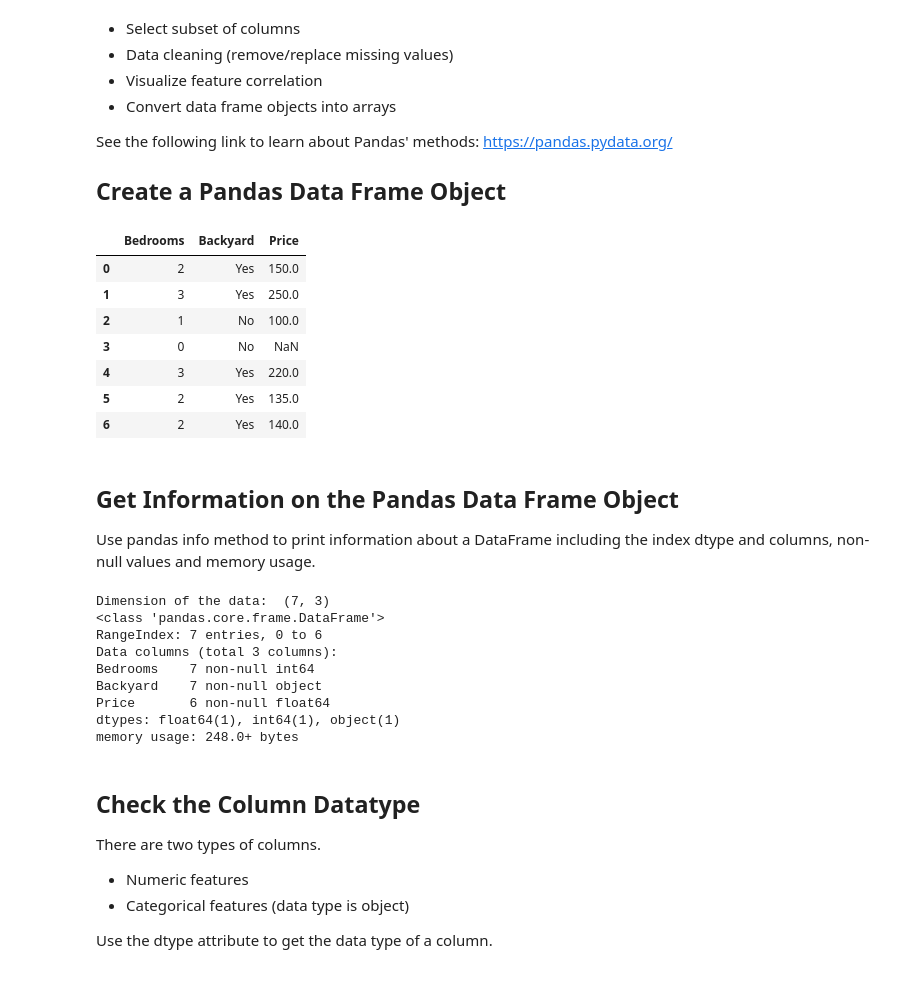
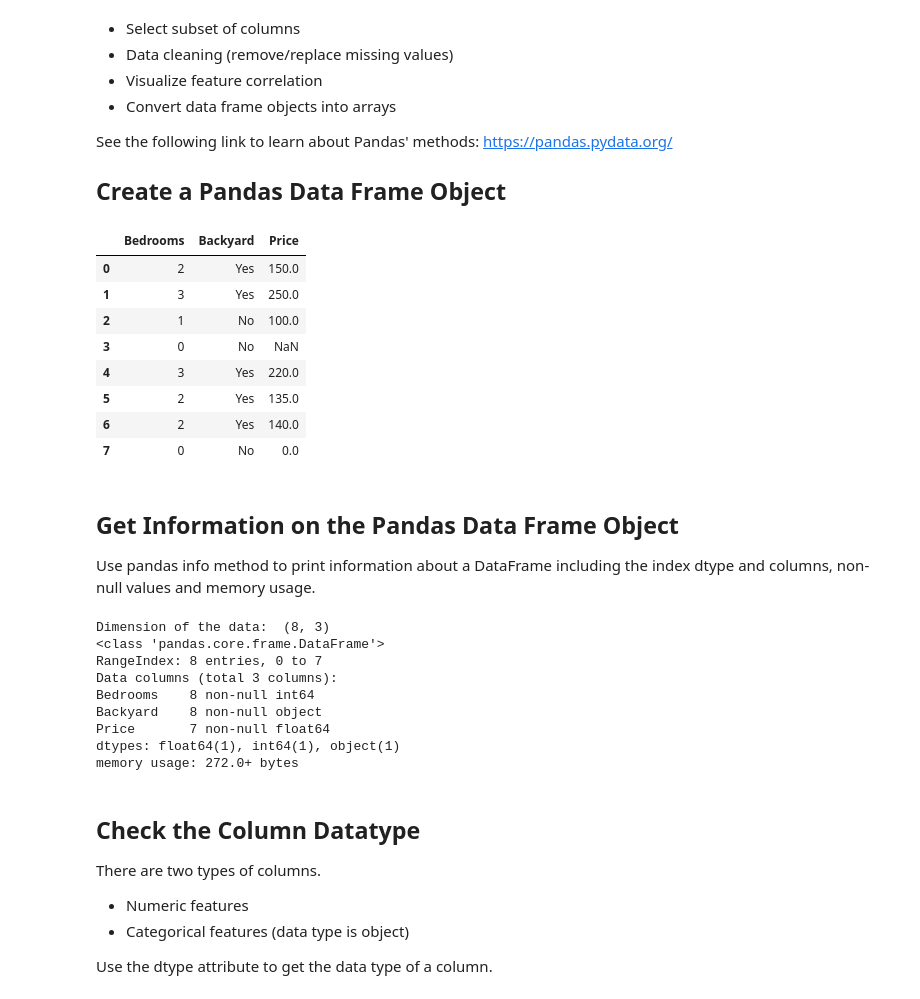
Before and after one commit to rhasanbd/Pandas-A-Very-Brief-Introduction-to-Data-Exploration, a Jupyter notebook: Pandas - Very Brief Introduction for Data Exploration.ipynb, the cells around one changed output. Drawn from its saved outputs; the diff is of its cells as text; code cells hidden in the pictures.

```diff
--- a/Pandas - Very Brief Introduction for Data Exploration.ipynb
+++ b/Pandas - Very Brief Introduction for Data Exploration.ipynb
@@ -28,20 +28,21 @@ https://pandas.pydata.org/
 # %%
 import pandas as pd
 
-df = pd.DataFrame({'Bedrooms': [2, 3, 1, 0, 3, 2, 2],
-                   'Backyard': ['Yes', 'Yes', 'No', 'No', 'Yes', 'Yes', 'Yes'],
-                   'Price' : [150, 250, 100, None, 220, 135, 140]
+df = pd.DataFrame({'Bedrooms': [2, 3, 1, 0, 3, 2, 2, 0],
+                   'Backyard': ['Yes', 'Yes', 'No', 'No', 'Yes', 'Yes', 'Yes', 'No'],
+                   'Price' : [150, 250, 100, None, 220, 135, 140, 0]
                   })
 df
 # %% [output]
 |  | Bedrooms | Backyard | Price |
 | 0 | 2 | Yes | 150.0 |
 | 1 | 3 | Yes | 250.0 |
 | 2 | 1 | No | 100.0 |
 | 3 | 0 | No | NaN |
 | 4 | 3 | Yes | 220.0 |
 | 5 | 2 | Yes | 135.0 |
 | 6 | 2 | Yes | 140.0 |
+| 7 | 0 | No | 0.0 |
 # %% [markdown]
 ## Get Information on the Pandas Data Frame Object
 
@@ -51,15 +52,15 @@ print("Dimension of the data: ", df.shape)
 
 df.info()
 # %% [output]
-Dimension of the data:  (7, 3)
+Dimension of the data:  (8, 3)
 <class 'pandas.core.frame.DataFrame'>
-RangeIndex: 7 entries, 0 to 6
+RangeIndex: 8 entries, 0 to 7
 Data columns (total 3 columns):
-Bedrooms    7 non-null int64
-Backyard    7 non-null object
-Price       6 non-null float64
+Bedrooms    8 non-null int64
+Backyard    8 non-null object
+Price       7 non-null float64
 dtypes: float64(1), int64(1), object(1)
-memory usage: 248.0+ bytes
+memory usage: 272.0+ bytes
 # %% [markdown]
 ## Check the Column Datatype
 
```
Also changed, not shown: parts of 9 cells of this notebook.
